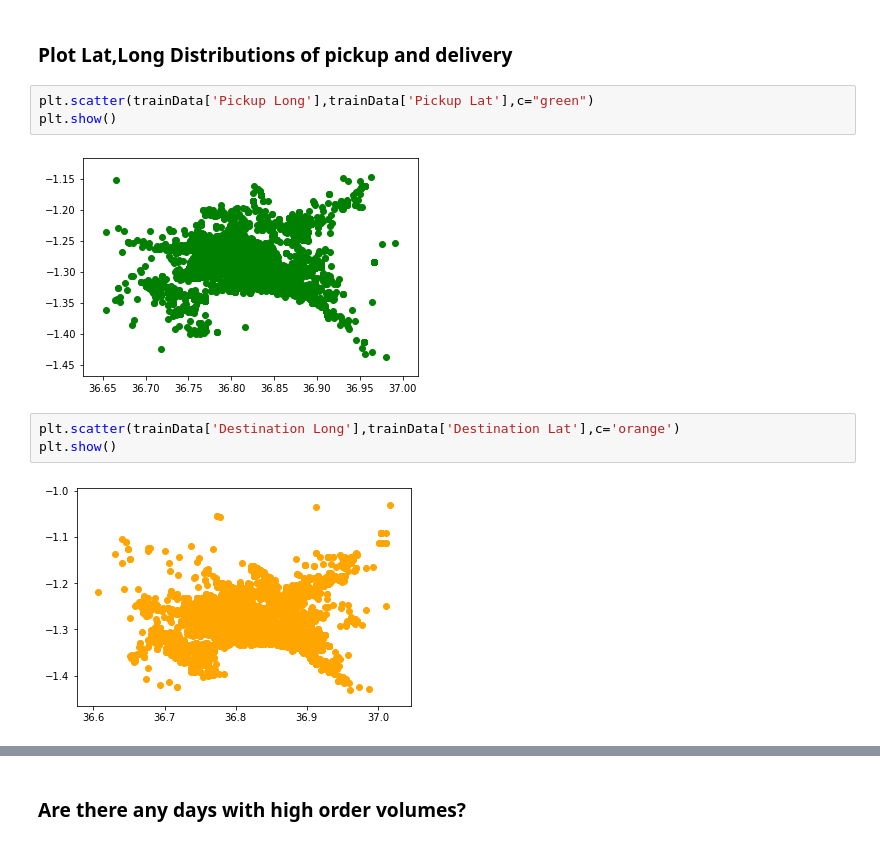
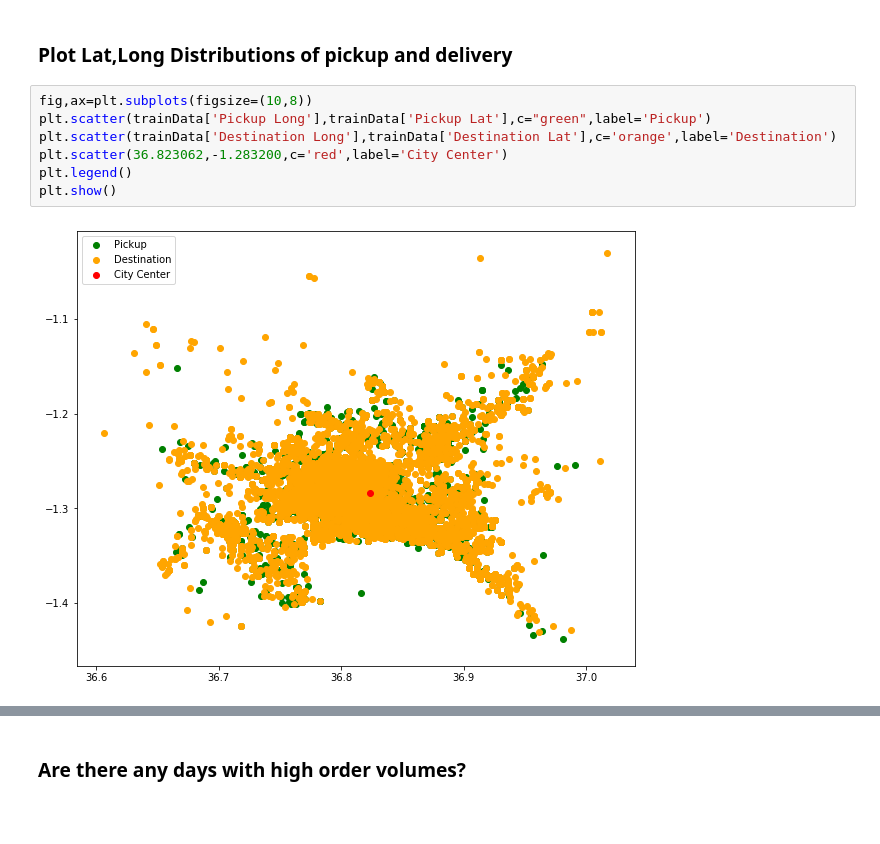
Before and after one commit to wkirui/SendyModel, a Jupyter notebook: Sendy Logistics Model.ipynb, the cells around one changed output, grey strips where cells are left out. Saved outputs shown, nothing was run; the diff lists cells and outputs as text; blank space fills up the shorter version.

```diff
--- a/Sendy Logistics Model.ipynb
+++ b/Sendy Logistics Model.ipynb
@@ -81,13 +81,12 @@ testData.head()
 5 rows × 25 columns
 # %% [markdown]
 ### Plot Lat,Long Distributions of pickup and delivery
-# %%
-plt.scatter(trainData['Pickup Long'],trainData['Pickup Lat'],c="green")
-plt.show()
-# %% [output]
-[figure, removed]
-# %%
-plt.scatter(trainData['Destination Long'],trainData['Destination Lat'],c='orange')
-plt.show()
-# %% [output]
-[figure, removed]
+# %%
+fig,ax=plt.subplots(figsize=(10,8))
+plt.scatter(trainData['Pickup Long'],trainData['Pickup Lat'],c="green",label='Pickup')
+plt.scatter(trainData['Destination Long'],trainData['Destination Lat'],c='orange',label='Destination')
+plt.scatter(36.823062,-1.283200,c='red',label='City Center')
+plt.legend()
+plt.show()
+# %% [output]
+[figure, added]
```
Also changed, not shown: parts of 10 cells of this notebook.
